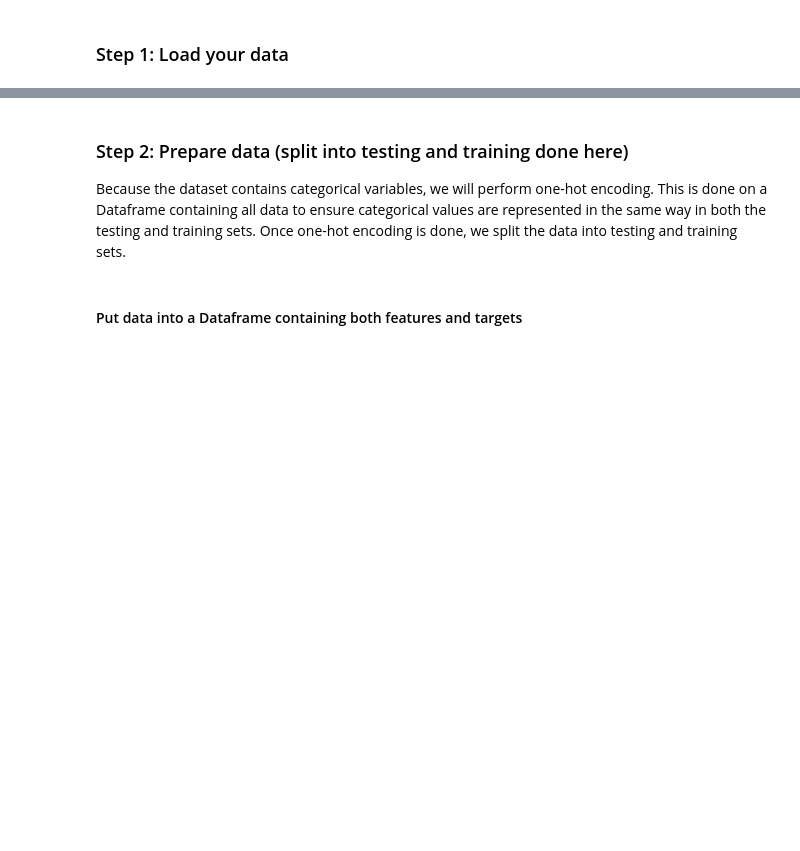
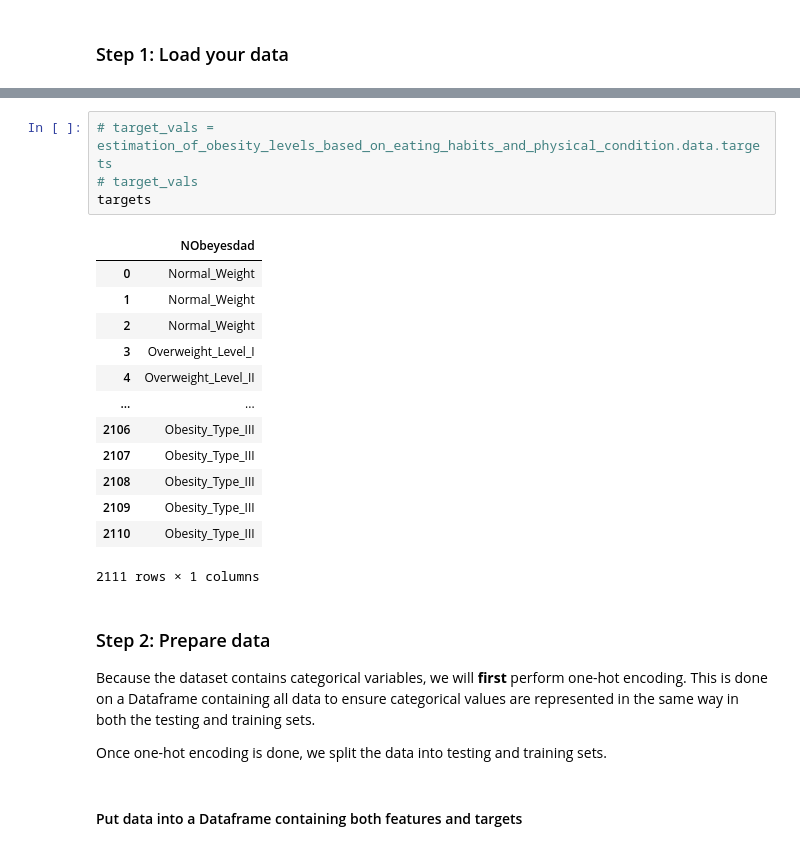
Before and after one commit to naterattner/data71200, a Jupyter notebook: project_2/data71200_summer24_project2.ipynb, the cells around one changed output, grey strips where cells are left out. Cells and saved outputs as stored; diff of their text form; blank space fills up the shorter version.

```diff
--- a/project_2/data71200_summer24_project2.ipynb
+++ b/project_2/data71200_summer24_project2.ipynb
@@ -61,6 +74,26 @@ Requirement already satisfied: six>=1.5 in /usr/local/lib/python3.10/dist-packag
+# %%
+# target_vals = estimation_of_obesity_levels_based_on_eating_habits_and_physical_condition.data.targets
+# target_vals
+targets
+# %% [output]
+|  | NObeyesdad |
+| 0 | Normal_Weight |
+| 1 | Normal_Weight |
+| 2 | Normal_Weight |
+| 3 | Overweight_Level_I |
+| 4 | Overweight_Level_II |
+| ... | ... |
+| 2106 | Obesity_Type_III |
+| 2107 | Obesity_Type_III |
+| 2108 | Obesity_Type_III |
+| 2109 | Obesity_Type_III |
+| 2110 | Obesity_Type_III |
+2111 rows × 1 columns
 # %% [markdown]
-### Step 2: Prepare  data (split into testing and training done here)
-Because the dataset contains categorical variables, we will perform one-hot encoding. This is done on a Dataframe containing all data to ensure categorical values are represented in the same way in both the testing and training sets. Once one-hot encoding is done, we split the data into testing and training sets.
+### Step 2: Prepare  data
+Because the dataset contains categorical variables, we will **first** perform one-hot encoding. This is done on a Dataframe containing all data to ensure categorical values are represented in the same way in both the testing and training sets.
+
+Once one-hot encoding is done, we split the data into testing and training sets.
 # %% [markdown]
 #### Put data into a Dataframe containing both features and targets
 # %%
```
Also changed, not shown: parts of 55 cells of this notebook.
